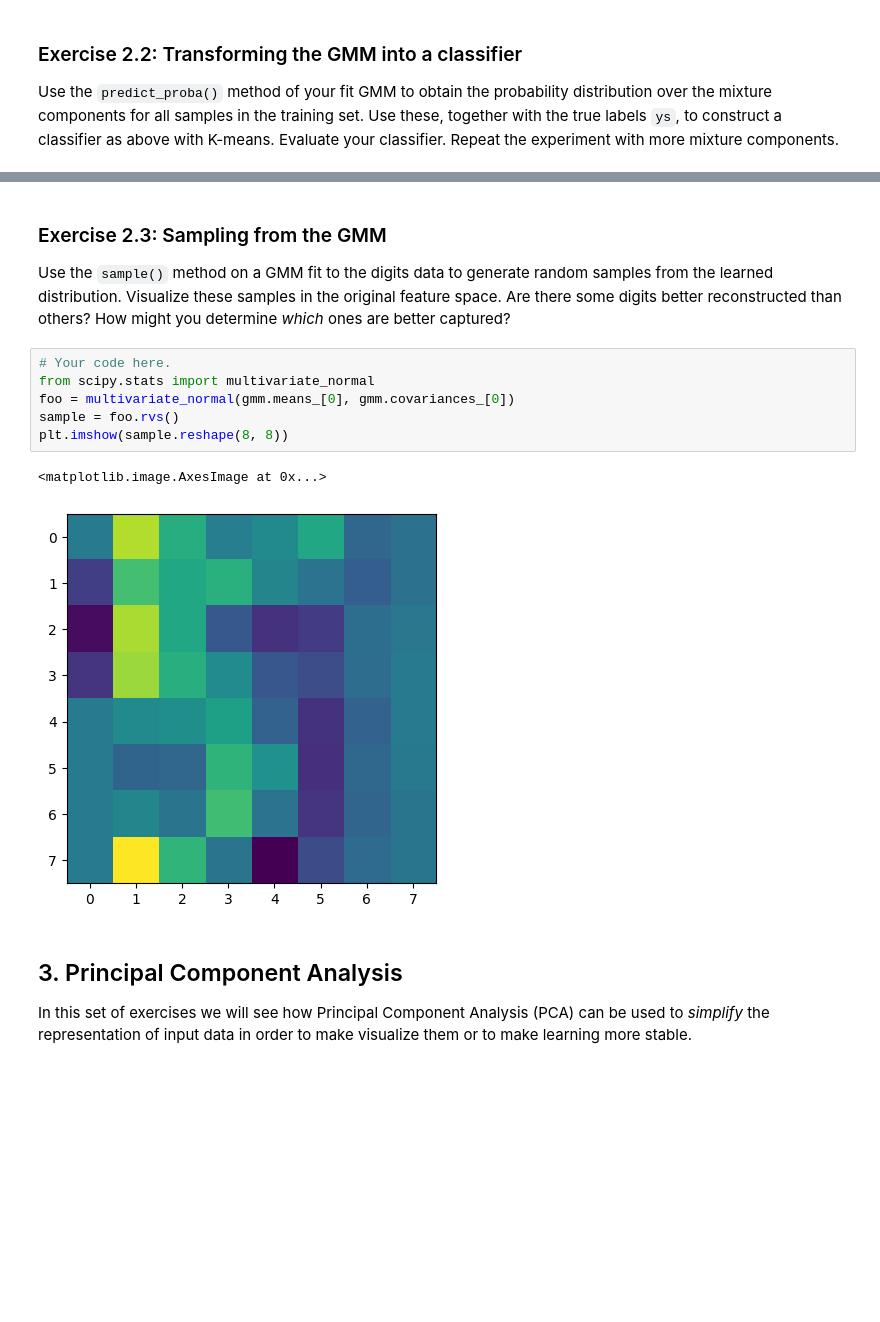
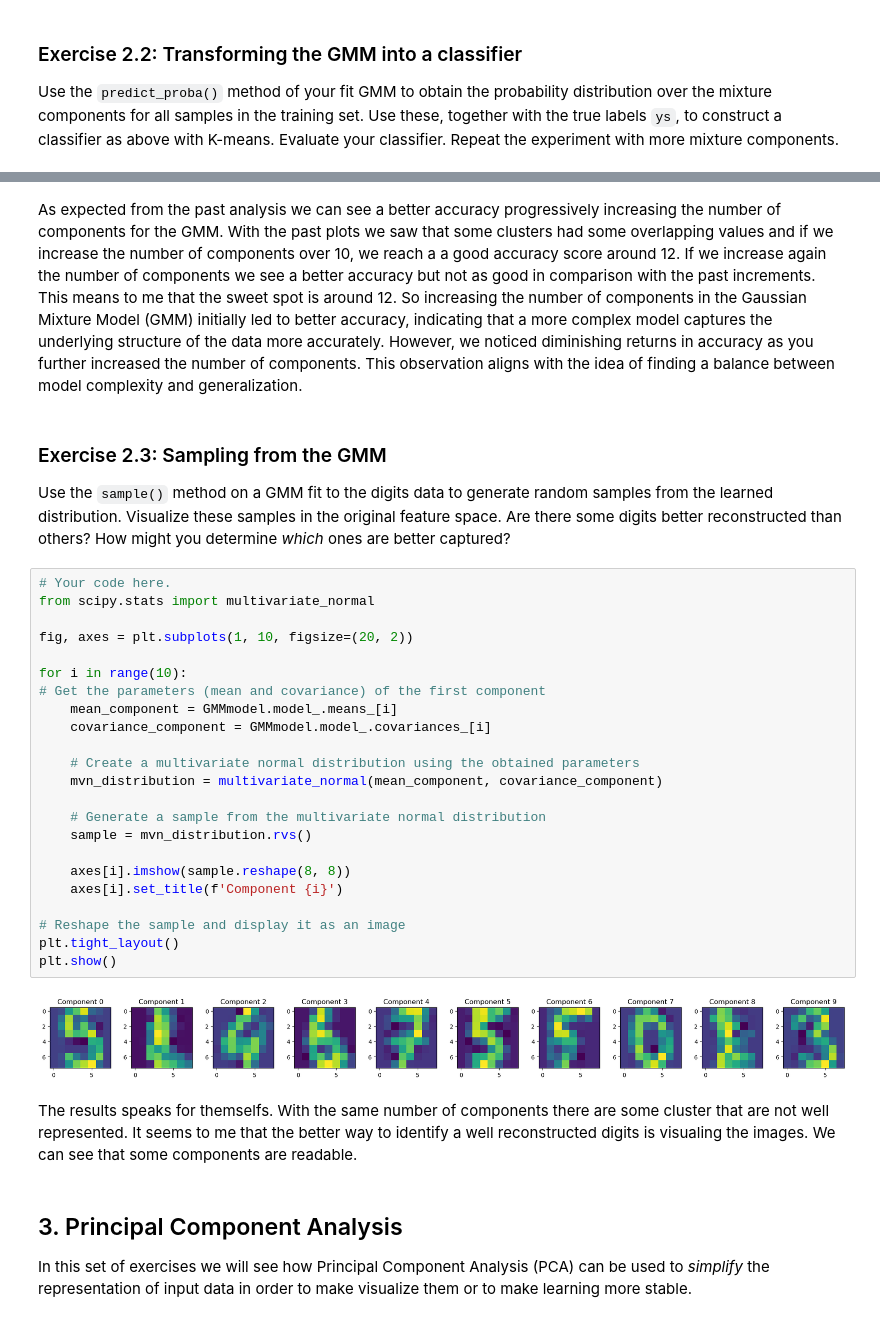
Before and after one commit to Pampaj7/FMLab, a Jupyter notebook: FML-Pampaloni-UnsupervisedLearning.ipynb, the cells around one changed output, grey strips where cells are left out. Saved outputs shown, nothing was run; the diff lists cells and outputs as text; blank space fills up the shorter version.

```diff
--- a/FML-Pampaloni-UnsupervisedLearning.ipynb
+++ b/FML-Pampaloni-UnsupervisedLearning.ipynb
@@ -415,15 +564,35 @@ Use the `predict_proba()` method of your fit GMM to obtain the probability distr
+# %% [markdown]
+As expected from the past analysis we can see a better accuracy progressively increasing the number of components for the GMM. With the past plots we saw that some clusters had some overlapping values and if we increase the number of components over 10, we reach a a good accuracy score around 12. If we increase again the number of components we see a better accuracy but not as good in comparison with the past increments. This means to me that the sweet spot is around 12. So increasing the number of components in the Gaussian Mixture Model (GMM) initially led to better accuracy, indicating that a more complex model captures the underlying structure of the data more accurately. However, we noticed diminishing returns in accuracy as you further increased the number of components. This observation aligns with the idea of finding a balance between model complexity and generalization.
 # %% [markdown]
 ### Exercise 2.3: Sampling from the GMM
 Use the `sample()` method on a GMM fit to the digits data to generate random samples from the learned distribution. Visualize these samples in the original feature space. Are there some digits better reconstructed than others? How might you determine *which* ones are better captured?
-# %%
-# Your code here.
-from scipy.stats import multivariate_normal
-foo = multivariate_normal(gmm.means_[0], gmm.covariances_[0])
-sample = foo.rvs()
-plt.imshow(sample.reshape(8, 8))
-# %% [output]
-<matplotlib.image.AxesImage at 0x...>
-[figure, removed]
+# %%
+# Your code here.
+from scipy.stats import multivariate_normal
+
+fig, axes = plt.subplots(1, 10, figsize=(20, 2))
+
+for i in range(10):
+# Get the parameters (mean and covariance) of the first component
+    mean_component = GMMmodel.model_.means_[i]
+    covariance_component = GMMmodel.model_.covariances_[i]
+
+    # Create a multivariate normal distribution using the obtained parameters
+    mvn_distribution = multivariate_normal(mean_component, covariance_component)
+
+    # Generate a sample from the multivariate normal distribution
+    sample = mvn_distribution.rvs()
+
+    axes[i].imshow(sample.reshape(8, 8))
+    axes[i].set_title(f'Component {i}')
+
+# Reshape the sample and display it as an image
+plt.tight_layout()
+plt.show()
+# %% [output]
+[figure, added]
+# %% [markdown]
+The results speaks for themselfs. With the same number of components there are some cluster that are not well represented. It seems to me that the better way to identify a well reconstructed digits is visualing the images. We can see that some components are readable.
 # %% [markdown]
 ## 3. Principal Component Analysis
 In this set of exercises we will see how Principal Component Analysis (PCA) can be used to *simplify* the representation of input data in order to make visualize them or to make learning more stable.
```
Also changed, not shown: parts of 33 cells of this notebook.
